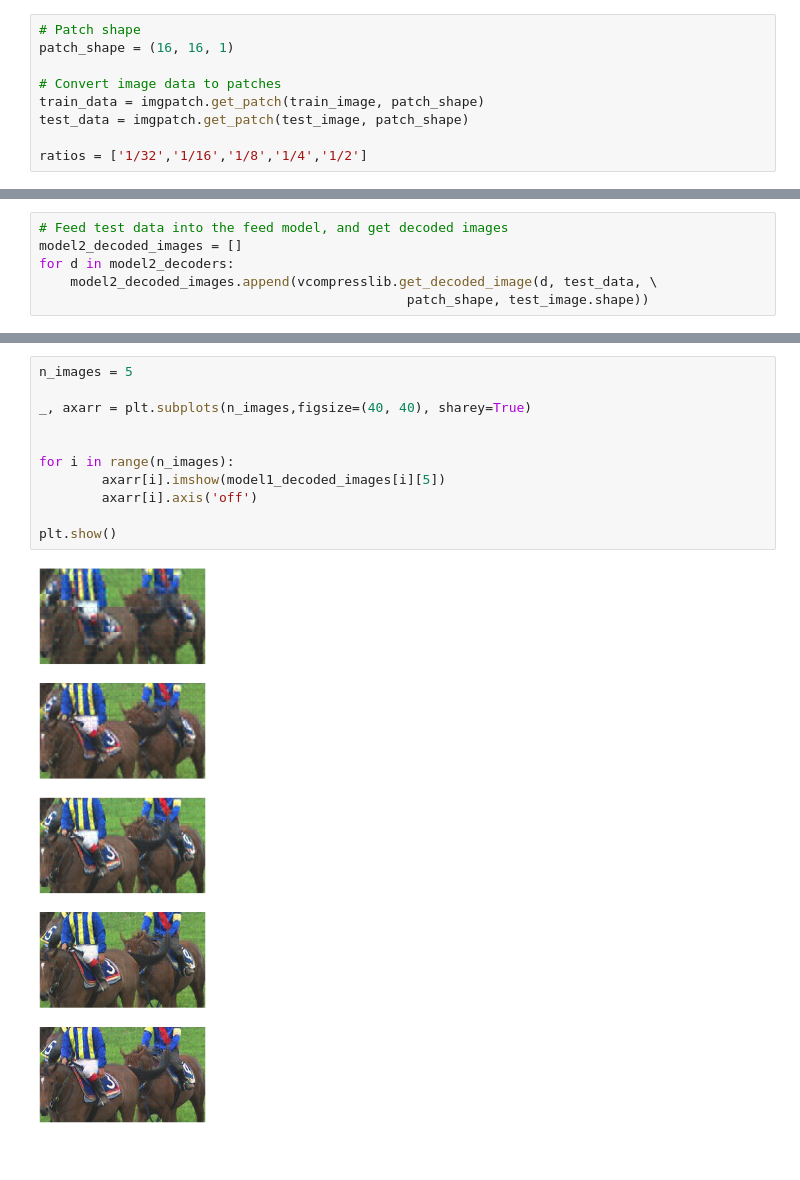
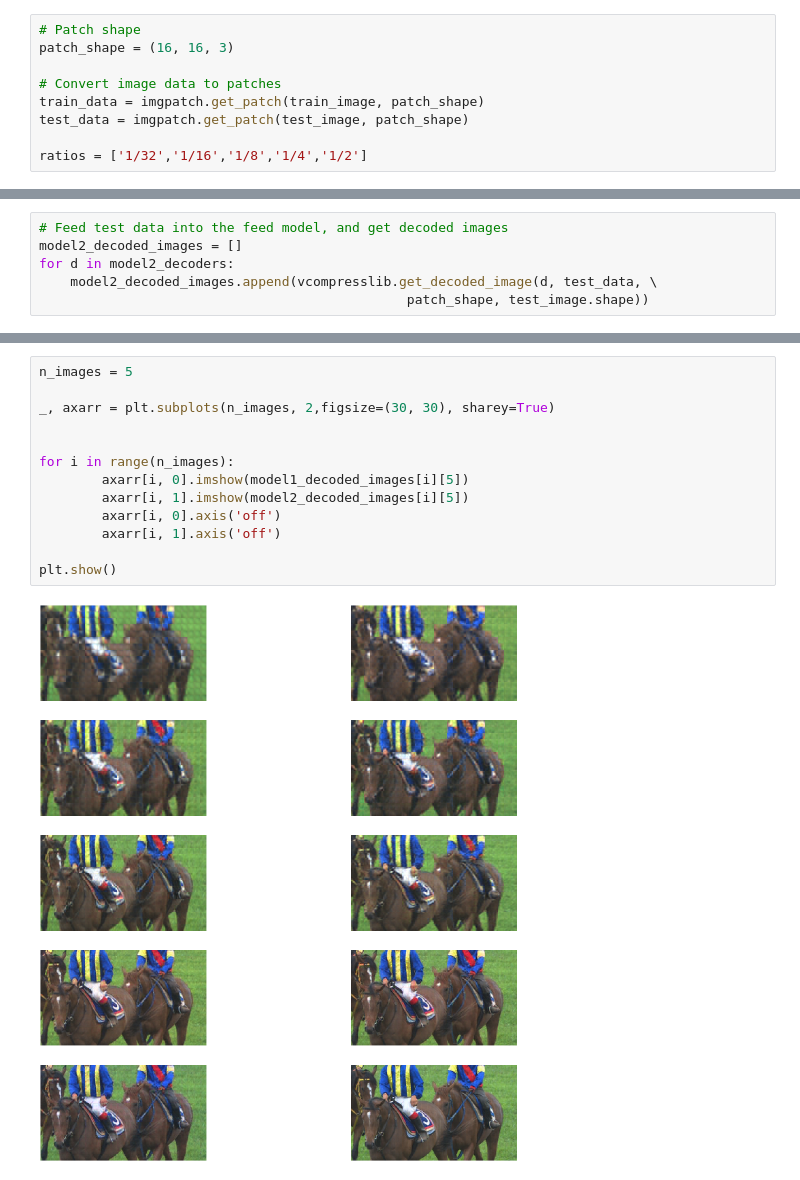
Before and after one commit to Chlerry/term-project, a Jupyter notebook: task3/task3.ipynb, the cells around one changed output, grey strips where cells are left out. Saved outputs shown, nothing was run; the diff lists cells and outputs as text; blank space fills up the shorter version.

```diff
--- a/task3/task3.ipynb
+++ b/task3/task3.ipynb
@@ -38,6 +27,6 @@ plt.show()
 # %%
 # Patch shape
-patch_shape = (16, 16, 1)
+patch_shape = (16, 16, 3)
 
 # Convert image data to patches
 train_data = imgpatch.get_patch(train_image, patch_shape)
@@ -109,13 +117,15 @@ for d in model2_decoders:
 # %%
 n_images = 5
 
-_, axarr = plt.subplots(n_images,figsize=(40, 40), sharey=True)
+_, axarr = plt.subplots(n_images, 2,figsize=(30, 30), sharey=True)
 
 
 for i in range(n_images):
-        axarr[i].imshow(model1_decoded_images[i][5])
-        axarr[i].axis('off')
+        axarr[i, 0].imshow(model1_decoded_images[i][5])
+        axarr[i, 1].imshow(model2_decoded_images[i][5])
+        axarr[i, 0].axis('off')
+        axarr[i, 1].axis('off')
 
 plt.show()
 # %% [output]
-[figure, old version]
+[figure, new version]
```
Also changed, not shown: parts of 18 cells of this notebook.
